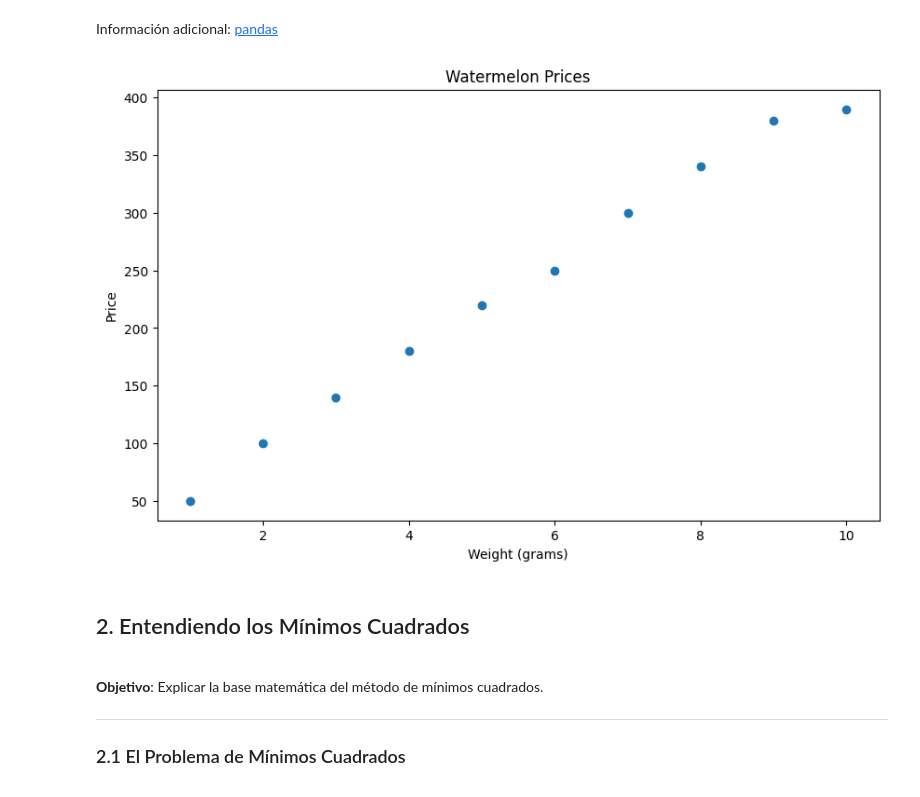
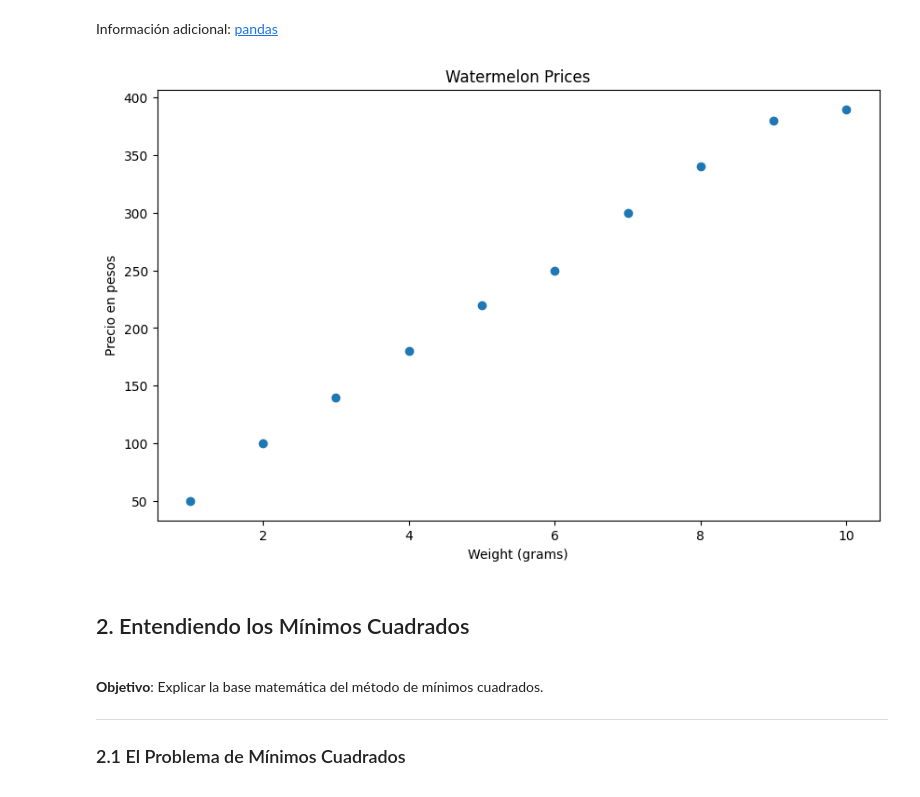
Before and after one commit to guillermoibarra/taller-fim-2024, a Jupyter notebook: 1/1-minimos-cuadrados.ipynb, the cells around one changed output. Saved outputs shown, nothing was run; the diff lists cells and outputs as text; code cells hidden in the pictures.

```diff
--- a/1/1-minimos-cuadrados.ipynb
+++ b/1/1-minimos-cuadrados.ipynb
@@ -105,12 +105,12 @@ Información adicional: [pandas](https://pandas.pydata.org/docs/user_guide/index
 # %%
 plt.figure(figsize = (10,6))
 plt.scatter(df['Weight'], df['Price'])
 plt.title('Watermelon Prices')
 plt.xlabel('Weight (grams)')
-plt.ylabel('Price')
+plt.ylabel('Precio en pesos')
 plt.show()
 # %% [output]
-[figure, old version]
+[figure, new version]
 # %% [markdown]
 ## 2. Entendiendo los Mínimos Cuadrados
 
```
Also changed, not shown: 33 other files.
